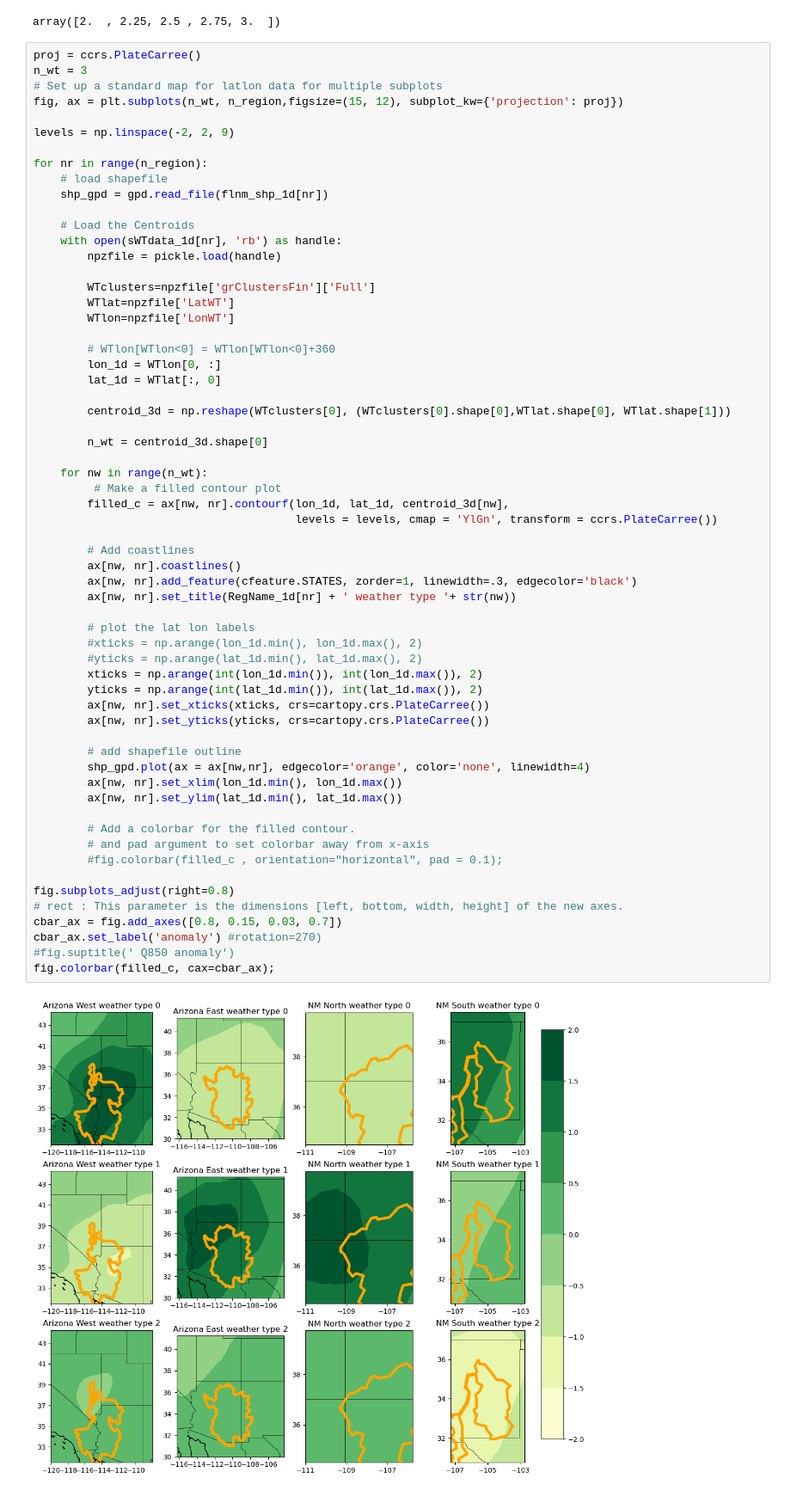
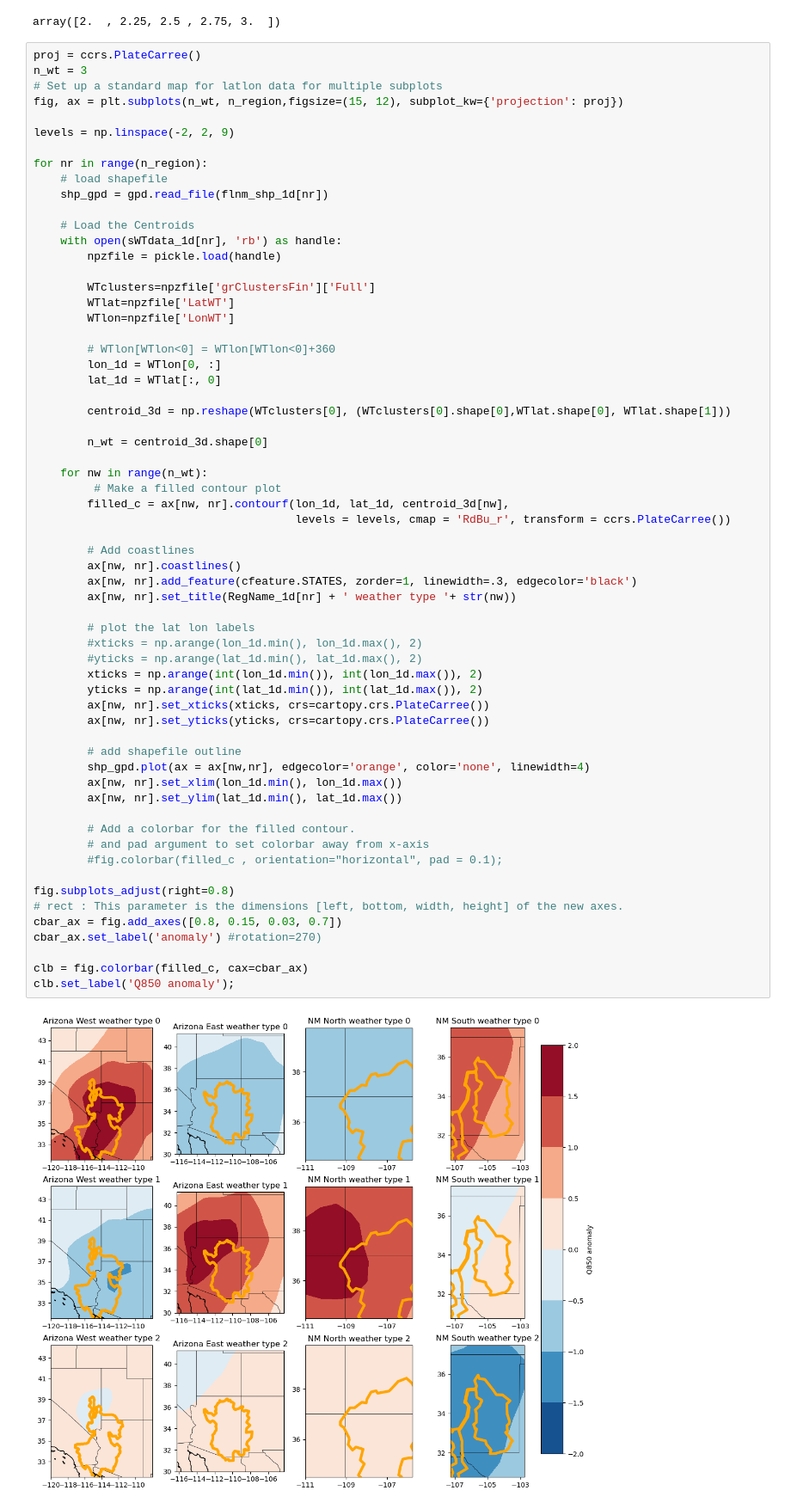
Before and after one commit to ming80302/COEXIST, a Jupyter notebook: AZ_S2S_centroid.ipynb, the cells around one changed output. Shown at 86% size. Cells and saved outputs as stored; diff of their text form.

```diff
--- a/AZ_S2S_centroid.ipynb
+++ b/AZ_S2S_centroid.ipynb
@@ -127,35 +128,36 @@ for nr in range(n_region):
     for nw in range(n_wt):
          # Make a filled contour plot
         filled_c = ax[nw, nr].contourf(lon_1d, lat_1d, centroid_3d[nw],
-                                       levels = levels, cmap = 'YlGn', transform = ccrs.PlateCarree())
+                                       levels = levels, cmap = 'RdBu_r', transform = ccrs.PlateCarree())
 
         # Add coastlines
         ax[nw, nr].coastlines()
         ax[nw, nr].add_feature(cfeature.STATES, zorder=1, linewidth=.3, edgecolor='black')
         ax[nw, nr].set_title(RegName_1d[nr] + ' weather type '+ str(nw))
 
         # plot the lat lon labels
         #xticks = np.arange(lon_1d.min(), lon_1d.max(), 2)
         #yticks = np.arange(lat_1d.min(), lat_1d.max(), 2)
         xticks = np.arange(int(lon_1d.min()), int(lon_1d.max()), 2)
         yticks = np.arange(int(lat_1d.min()), int(lat_1d.max()), 2)
         ax[nw, nr].set_xticks(xticks, crs=cartopy.crs.PlateCarree())
         ax[nw, nr].set_yticks(yticks, crs=cartopy.crs.PlateCarree())
 
         # add shapefile outline
         shp_gpd.plot(ax = ax[nw,nr], edgecolor='orange', color='none', linewidth=4)
         ax[nw, nr].set_xlim(lon_1d.min(), lon_1d.max())
         ax[nw, nr].set_ylim(lat_1d.min(), lat_1d.max())
 
         # Add a colorbar for the filled contour.
         # and pad argument to set colorbar away from x-axis
         #fig.colorbar(filled_c , orientation="horizontal", pad = 0.1);
 
 fig.subplots_adjust(right=0.8)
 # rect : This parameter is the dimensions [left, bottom, width, height] of the new axes.
 cbar_ax = fig.add_axes([0.8, 0.15, 0.03, 0.7])
 cbar_ax.set_label('anomaly') #rotation=270)
-#fig.suptitle(' Q850 anomaly')
-fig.colorbar(filled_c, cax=cbar_ax);
+
+clb = fig.colorbar(filled_c, cax=cbar_ax)
+clb.set_label('Q850 anomaly');
 # %% [output]
-[figure, old version]
+[figure, new version]
```
Also changed, not shown: parts of 4 cells of this notebook.
